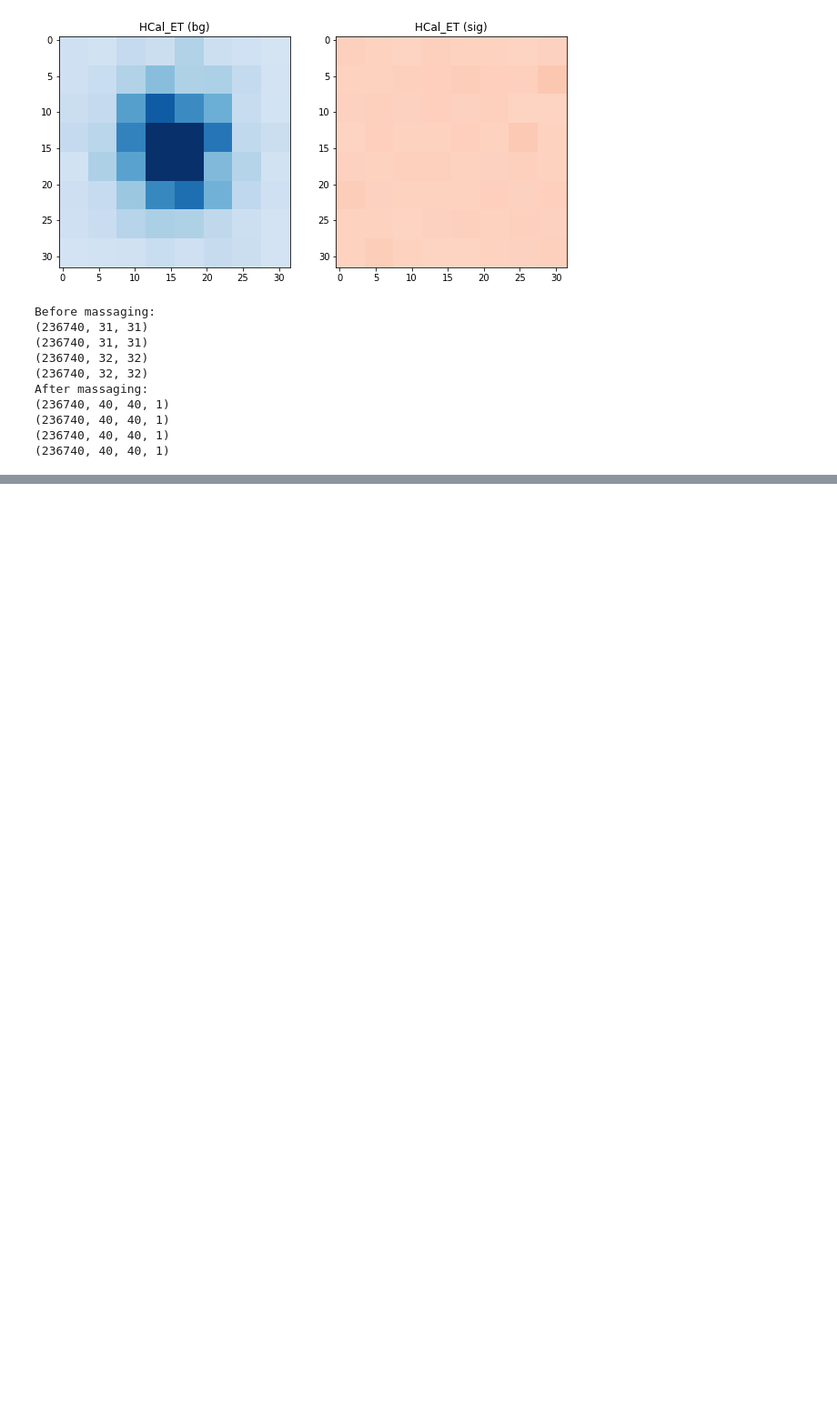
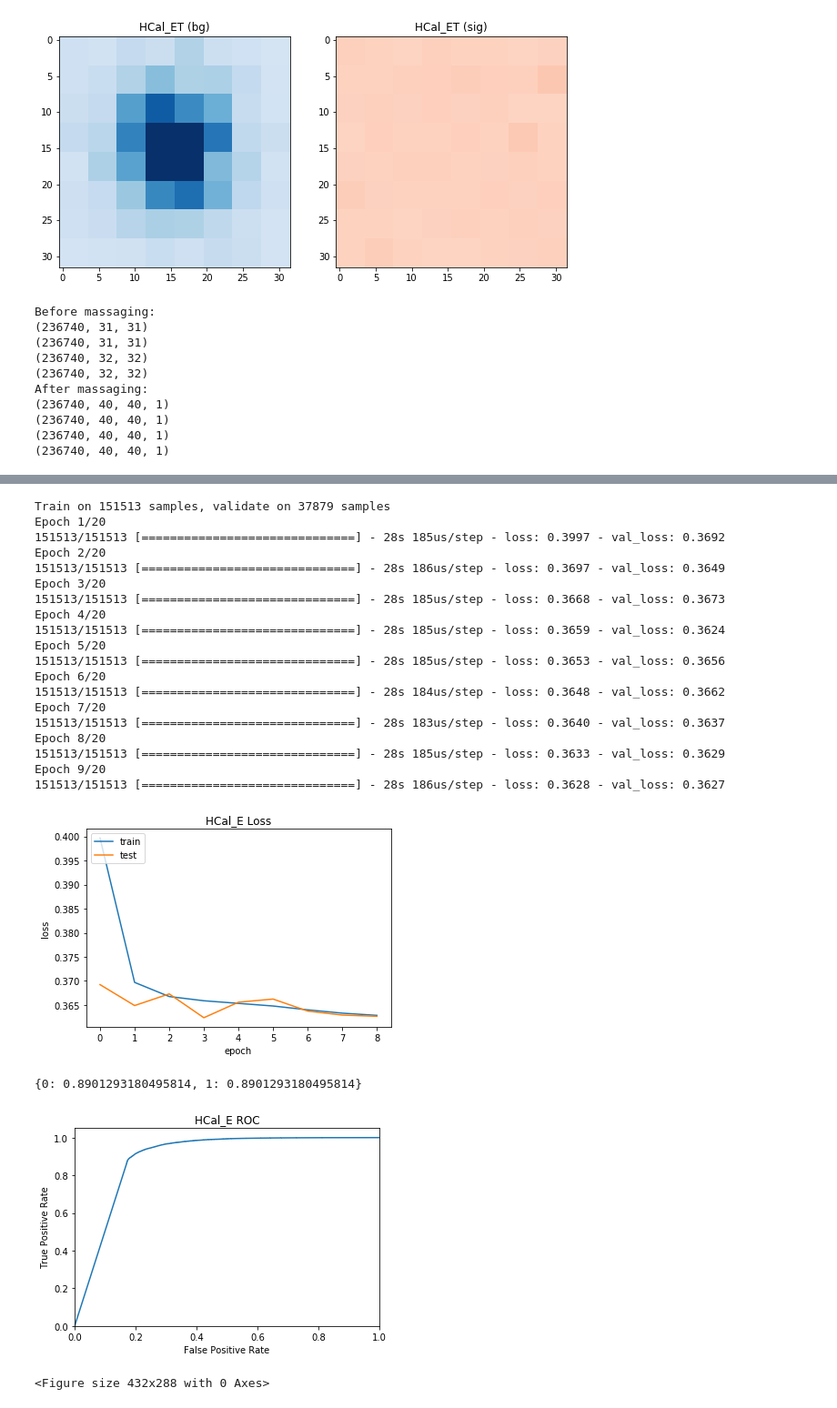
Before and after one commit to TDHTTTT/EID, a Jupyter notebook: train/base_cnn.ipynb, the cells around one changed output, grey strips where cells are left out. Shown at 91% size. Drawn from its saved outputs; the diff is of its cells as text; code cells hidden in the pictures; blank space fills up the shorter version.

```diff
--- a/train/base_cnn.ipynb
+++ b/train/base_cnn.ipynb
@@ -344,0 +334,26 @@ plot_al(history_ht,'loss', 'ECal_E')
+# %%
+run_model(model,data,"he",p=False)
+# %% [output]
+Train on 151513 samples, validate on 37879 samples
+Epoch 1/20
+151513/151513 [==============================] - 28s 185us/step - loss: 0.3997 - val_loss: 0.3692
+Epoch 2/20
+151513/151513 [==============================] - 28s 186us/step - loss: 0.3697 - val_loss: 0.3649
+Epoch 3/20
+151513/151513 [==============================] - 28s 185us/step - loss: 0.3668 - val_loss: 0.3673
+Epoch 4/20
+151513/151513 [==============================] - 28s 185us/step - loss: 0.3659 - val_loss: 0.3624
+Epoch 5/20
+151513/151513 [==============================] - 28s 185us/step - loss: 0.3653 - val_loss: 0.3656
+Epoch 6/20
+151513/151513 [==============================] - 28s 184us/step - loss: 0.3648 - val_loss: 0.3662
+Epoch 7/20
+151513/151513 [==============================] - 28s 183us/step - loss: 0.3640 - val_loss: 0.3637
+Epoch 8/20
+151513/151513 [==============================] - 28s 185us/step - loss: 0.3633 - val_loss: 0.3629
+Epoch 9/20
+151513/151513 [==============================] - 28s 186us/step - loss: 0.3628 - val_loss: 0.3627
+[figure, added]
+{0: 0.8901293180495814, 1: 0.8901293180495814}
+[figure, added]
+<Figure size 432x288 with 0 Axes>
```
Also changed, not shown: parts of 21 cells of this notebook.
